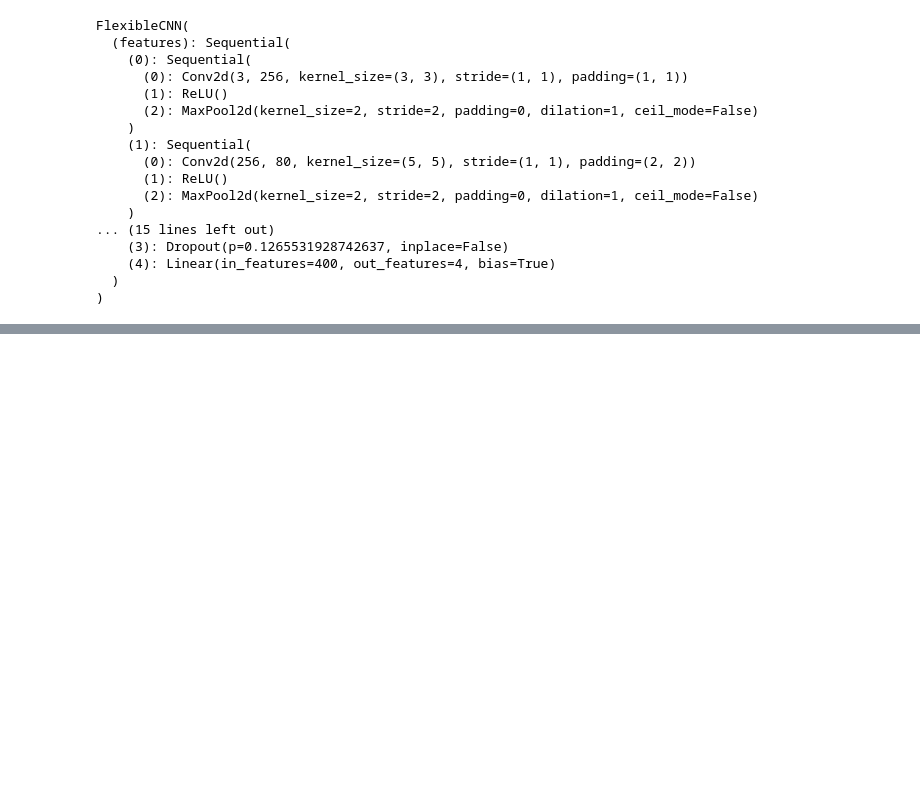
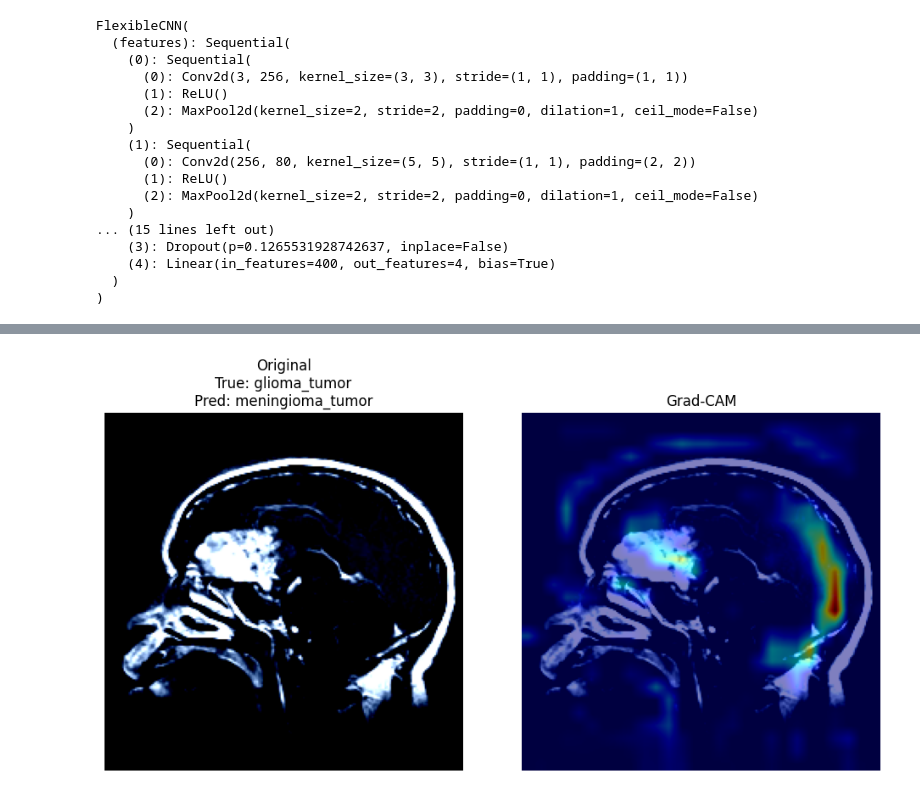
Before and after one commit to y-oth/dst_assessment2, a Jupyter notebook: Comparison.ipynb, the cells around one changed output, grey strips where cells are left out. Cells and saved outputs as stored; diff of their text form; code cells hidden in the pictures; blank space fills up the shorter version.

```diff
--- a/Comparison.ipynb
+++ b/Comparison.ipynb
@@ -144,0 +332,74 @@ FlexibleCNN(
+# %%
+from pytorch_grad_cam import GradCAM
+from pytorch_grad_cam.utils.model_targets import ClassifierOutputTarget
+from pytorch_grad_cam.utils.image import show_cam_on_image
+
+# Get the last block
+last_block = model.features[-1]
+
+# Extract the Conv2d layer inside that block
+target_layer = last_block[0]
+
+# Initialise GradCAM
+cam = GradCAM(model=model,
+              target_layers=[target_layer])
+# %%
+import cv2
+import numpy as np
+
+# Get explainer imaage from test set
+
+model.eval()
+images, labels = next(iter(test_loader))
+
+image = images[1].to(device)         # shape (3,224,224)
+label = labels[1]
+
+
+# Make prediction
+with torch.no_grad():
+    output = model(image.unsqueeze(0))
+    _, pred = torch.max(output, 1)
+
+
+# Create GradCAM heatmap
+input_tensor = image.unsqueeze(0)  # shape (1,3,224,224)
+target = [ClassifierOutputTarget(pred.item())]
+
+grayscale_cam = cam(input_tensor=input_tensor, targets=target)[0]
+
+# Convert tensor image → numpy RGB image (0-1)
+img = images[1].permute(1, 2, 0).cpu().numpy()
+img = np.clip(img, 0, 1)
+
+# Ensure CAM is numpy float32
+grayscale_cam = grayscale_cam.astype(np.float32)
+
+# Overlay
+cam_image = show_cam_on_image(img, grayscale_cam, use_rgb=True)
+
+
+# Plot GradCAM visualization
+
+class_names = train_dataset.classes
+true_label = class_names[label.item()]
+pred_label = class_names[pred.item()]
+
+plt.figure(figsize=(10, 5))
+
+# Original image
+plt.subplot(1, 2, 1)
+plt.imshow(img)
+plt.axis('off')
+plt.title(f"Original\nTrue: {true_label}\nPred: {pred_label}")
+
+# Heatmap
+plt.subplot(1, 2, 2)
+plt.imshow(cam_image)
+plt.axis('off')
+plt.title("Grad-CAM")
+
+plt.tight_layout()
+plt.show()
+# %% [output]
+[figure, added]
```
Also changed, not shown: parts of 15 cells of this notebook.
